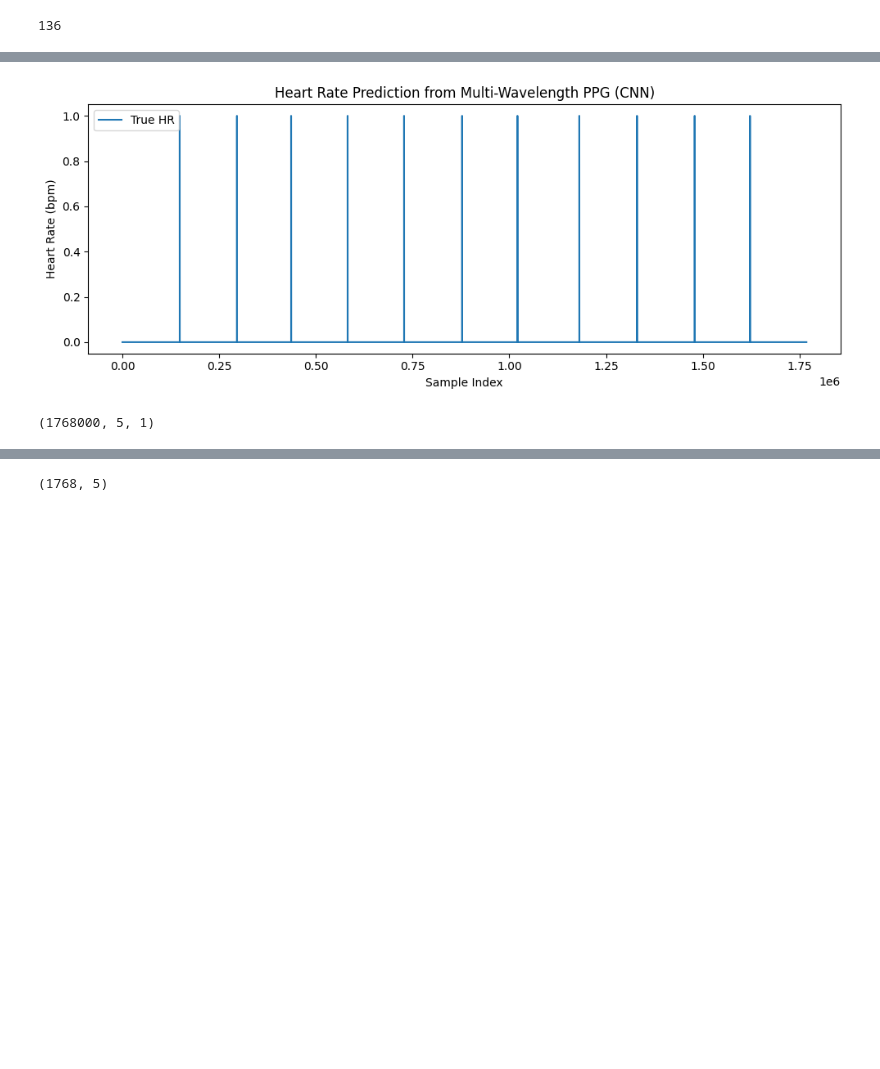
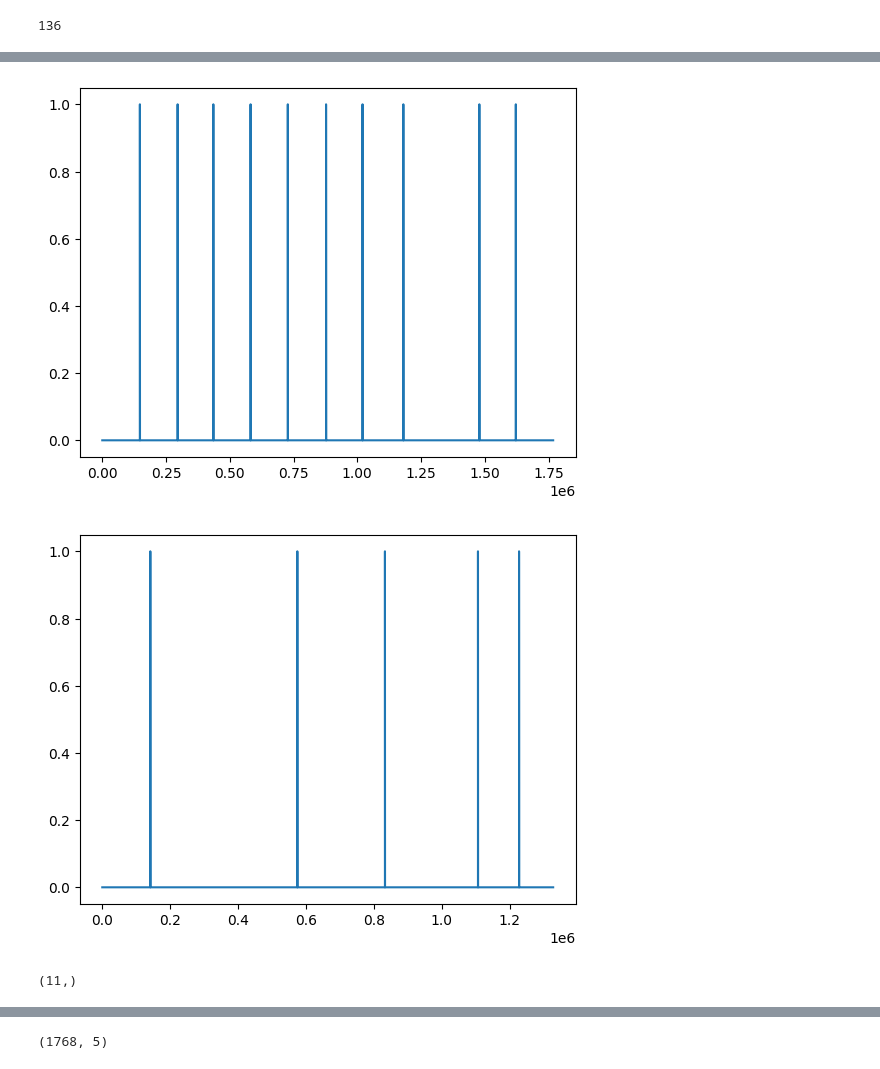
Before and after one commit to kallepalomaki/HeartRate, a Jupyter notebook: ppg_ieee_windowed.ipynb, the cells around one changed output, grey strips where cells are left out. Drawn from its saved outputs; the diff is of its cells as text; code cells hidden in the pictures; blank space fills up the shorter version.

```diff
--- a/ppg_ieee_windowed.ipynb
+++ b/ppg_ieee_windowed.ipynb
@@ -83,11 +109,12 @@ print(le)
 # %%
-def make_batch_target(y, batch_size):
-    y_out=[]
-    for item in y:
-        for i in range(int(nu_time_steps/batch_size)):
-            y_out.append(item)
-    return np.array(y_out,'float')
+#batch_size=1
+#def make_batch_target(y, batch_size):
+#    y_out=[]
+#    for item in y:
+#        for i in range(int(nu_time_steps/batch_size)):
+#            y_out.append(item)
+#    return np.array(y_out,'float')
 
-y_train_tmp_np=make_batch_target(y_train, batch_size)
-y_test_np=make_batch_target(y_test, 1000)
+#y_train_tmp_np=make_batch_target(y_train, batch_size)
+#y_test_tmp_np=make_batch_target(y_test, batch_size)
 # %%
@@ -97,2 +131,5 @@ y_train_tmp_np.shape
 # %%
-y_change_idx=np.append(np.where(np.convolve(y_train_tmp_np,[1,-1],mode='valid')<-0.5)[0], len(y_train_tmp_np)-1)
+y_train_diff=np.convolve(y_train_tmp_np,[1,-2,1],mode='valid')<-0.0005
+y_train_change_idx=np.append(np.where(y_train_diff==1)[0], len(y_train_tmp_np)-1)
+y_test_diff=np.convolve(y_test_tmp_np,[1,-2,1],mode='valid')<-0.0005
+y_test_change_idx=np.append(np.where(y_test_diff)[0], len(y_test_tmp_np)-1)
@@ -99,19 +141,15 @@ y_change_idx=np.append(np.where(np.convolve(y_train_tmp_np,[1,-1],mode='valid')<
 # %%
 # 5. Plot predictions
-plt.figure(figsize=(10, 4))
-plt.plot(y_train_diff<-0.5, label="True HR")
-plt.title("Heart Rate Prediction from Multi-Wavelength PPG (CNN)")
-plt.xlabel("Sample Index")
-plt.ylabel("Heart Rate (bpm)")
-plt.legend()
-plt.tight_layout()
+plt.figure(1)
+plt.plot(y_train_diff)
+plt.figure(2)
+plt.plot(y_test_diff)
 plt.show()
+print(y_train_change_idx.shape)
 # %% [output]
-[figure, old version]
+[figure, new version]
+[figure, added]
+(11,)
-# %%
-X_train_tmp_np0.shape
-# %% [output]
-(1768000, 5, 1)
 # %%
 X_train_tmp_np1=X_train_tmp_np0.squeeze()#[:,0:2,:]
 X_test_tmp_np1=X_test_tmp_np0.squeeze()#[:,0:2,:]
```
Also changed, not shown: parts of 21 cells of this notebook.
